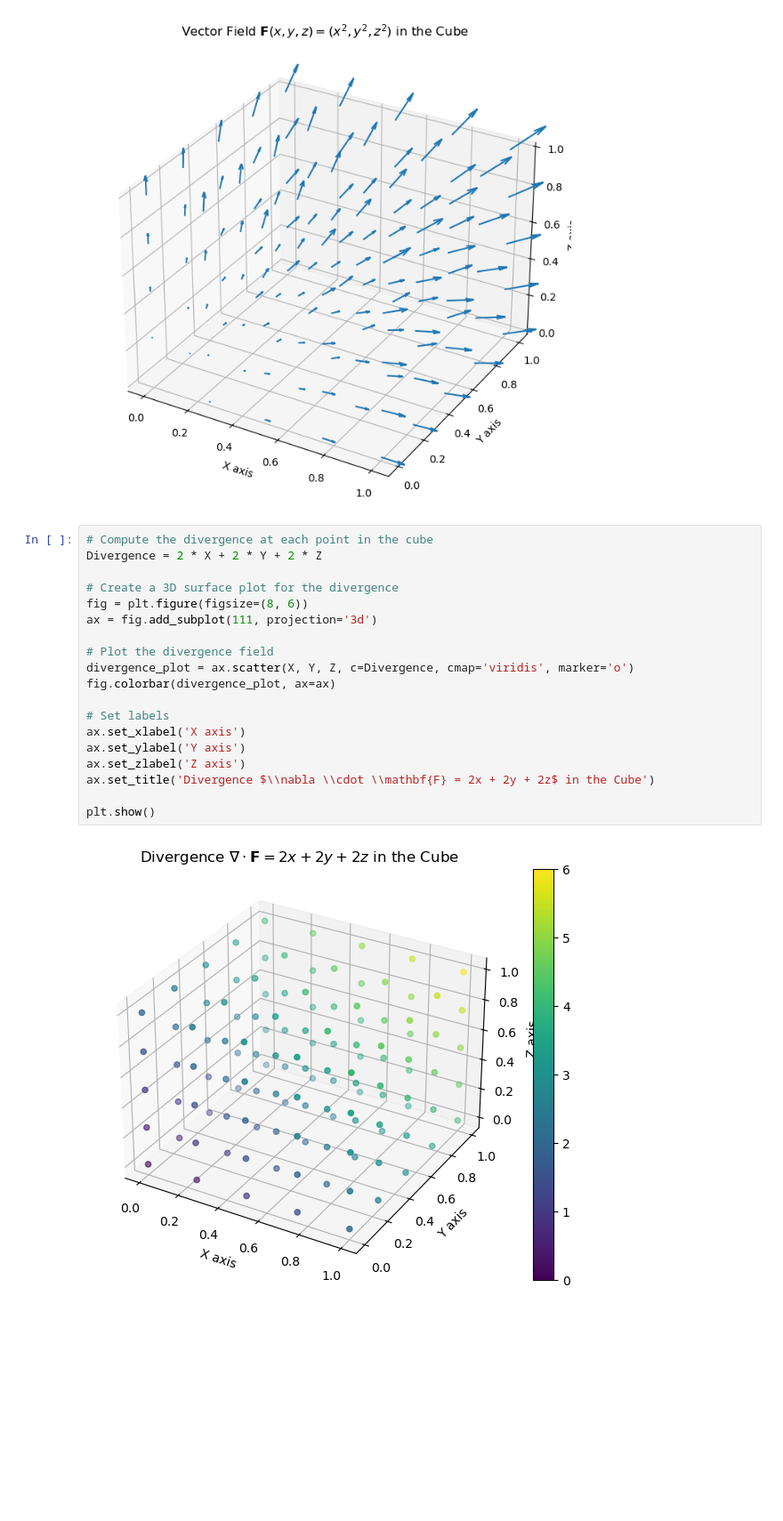
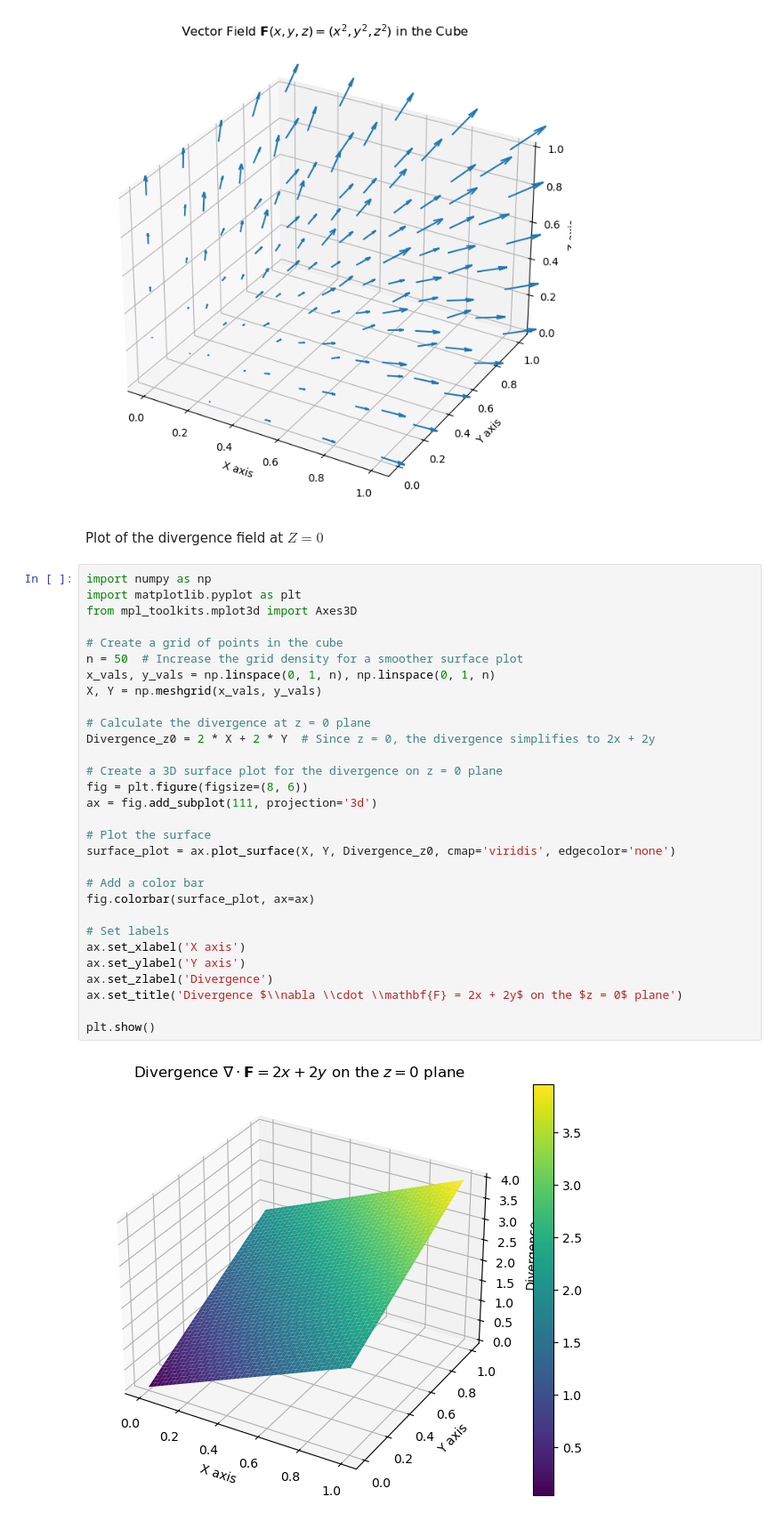
Before and after one commit to carlosdhoyos/fluid_mechanics, a Jupyter notebook: _build/jupyter_execute/prerequisites.ipynb, the cells around one changed output. Shown at 89% size. Cells and saved outputs as stored; diff of their text form; blank space fills up the shorter version.

```diff
--- a/_build/jupyter_execute/prerequisites.ipynb
+++ b/_build/jupyter_execute/prerequisites.ipynb
@@ -1162,24 +1158,37 @@ ax.set_title('Vector Field $\\mathbf{F}(x, y, z) = (x^2, y^2, z^2)$ in the Cube'
 plt.show()
 # %% [output]
 [figure]
+# %% [markdown]
+Plot of the divergence field at $Z=0$
 # %%
-# Compute the divergence at each point in the cube
-Divergence = 2 * X + 2 * Y + 2 * Z
+import numpy as np
+import matplotlib.pyplot as plt
+from mpl_toolkits.mplot3d import Axes3D
 
-# Create a 3D surface plot for the divergence
+# Create a grid of points in the cube
+n = 50  # Increase the grid density for a smoother surface plot
+x_vals, y_vals = np.linspace(0, 1, n), np.linspace(0, 1, n)
+X, Y = np.meshgrid(x_vals, y_vals)
+
+# Calculate the divergence at z = 0 plane
+Divergence_z0 = 2 * X + 2 * Y  # Since z = 0, the divergence simplifies to 2x + 2y
+
+# Create a 3D surface plot for the divergence on z = 0 plane
 fig = plt.figure(figsize=(8, 6))
 ax = fig.add_subplot(111, projection='3d')
 
-# Plot the divergence field
-divergence_plot = ax.scatter(X, Y, Z, c=Divergence, cmap='viridis', marker='o')
-fig.colorbar(divergence_plot, ax=ax)
+# Plot the surface
+surface_plot = ax.plot_surface(X, Y, Divergence_z0, cmap='viridis', edgecolor='none')
+
+# Add a color bar
+fig.colorbar(surface_plot, ax=ax)
 
 # Set labels
 ax.set_xlabel('X axis')
 ax.set_ylabel('Y axis')
-ax.set_zlabel('Z axis')
-ax.set_title('Divergence $\\nabla \\cdot \\mathbf{F} = 2x + 2y + 2z$ in the Cube')
+ax.set_zlabel('Divergence')
+ax.set_title('Divergence $\\nabla \\cdot \\mathbf{F} = 2x + 2y$ on the $z = 0$ plane')
 
 plt.show()
 # %% [output]
-[figure, old version]
+[figure, new version]
```
Also changed, not shown: parts of 16 cells of this notebook, 29 other files.
